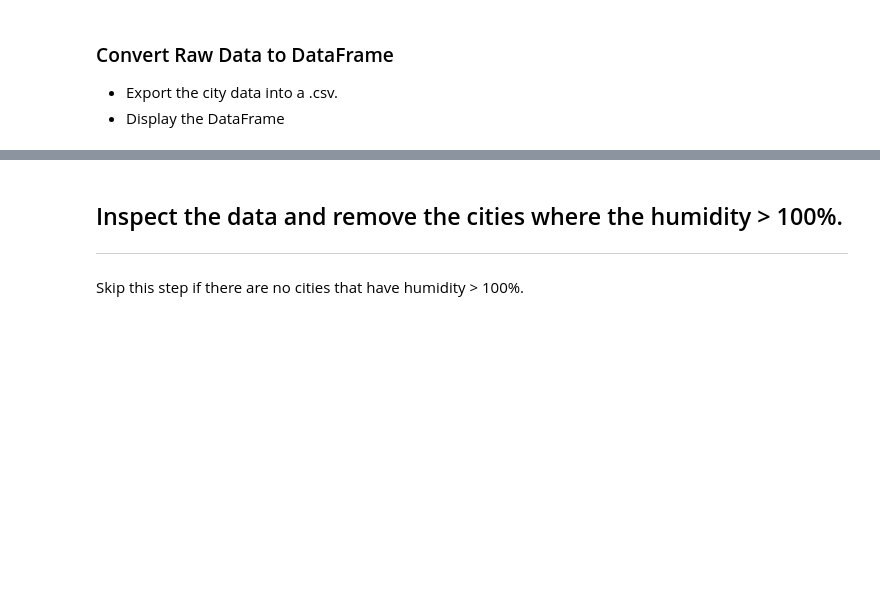
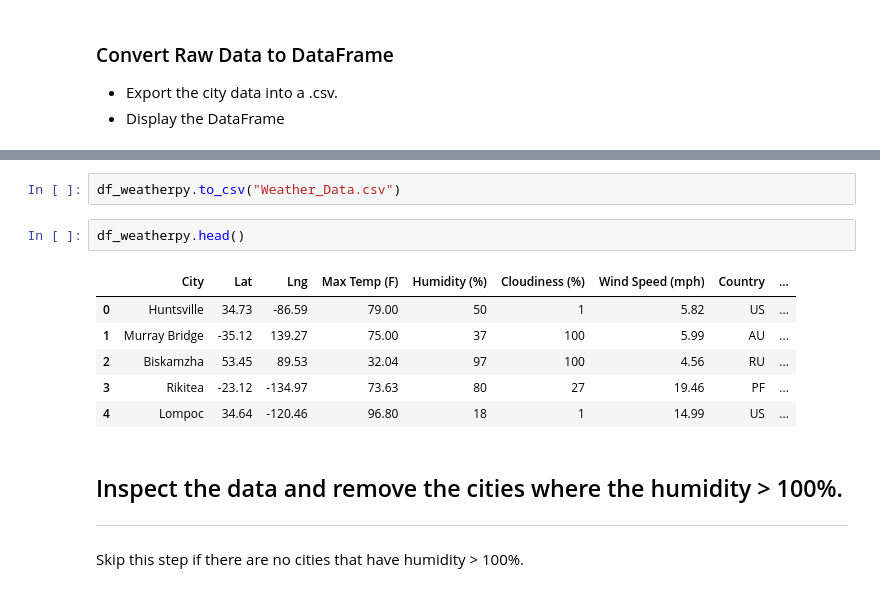
Before and after one commit to MichRisu/API-Challenge, a Jupyter notebook: WeatherPy/WeatherPy.ipynb, the cells around one changed output, grey strips where cells are left out. Cells and saved outputs as stored; diff of their text form; blank space fills up the shorter version.

```diff
--- a/WeatherPy/WeatherPy.ipynb
+++ b/WeatherPy/WeatherPy.ipynb
@@ -63,3 +141,14 @@ for place in places:
+# %%
+df_weatherpy.to_csv("Weather_Data.csv")
+# %%
+df_weatherpy.head()
+# %% [output]
+|  | City | Lat | Lng | Max Temp (F) | Humidity (%) | Cloudiness (%) | Wind Speed (mph) | Country | ... |
+| 0 | Huntsville | 34.73 | -86.59 | 79.00 | 50 | 1 | 5.82 | US | ... |
+| 1 | Murray Bridge | -35.12 | 139.27 | 75.00 | 37 | 100 | 5.99 | AU | ... |
+| 2 | Biskamzha | 53.45 | 89.53 | 32.04 | 97 | 100 | 4.56 | RU | ... |
+| 3 | Rikitea | -23.12 | -134.97 | 73.63 | 80 | 27 | 19.46 | PF | ... |
+| 4 | Lompoc | 34.64 | -120.46 | 96.80 | 18 | 1 | 14.99 | US | ... |
 # %% [markdown]
 ## Inspect the data and remove the cities where the humidity > 100%.
 ----
```
Also changed, not shown: parts of 11 cells of this notebook, 1 other file.
